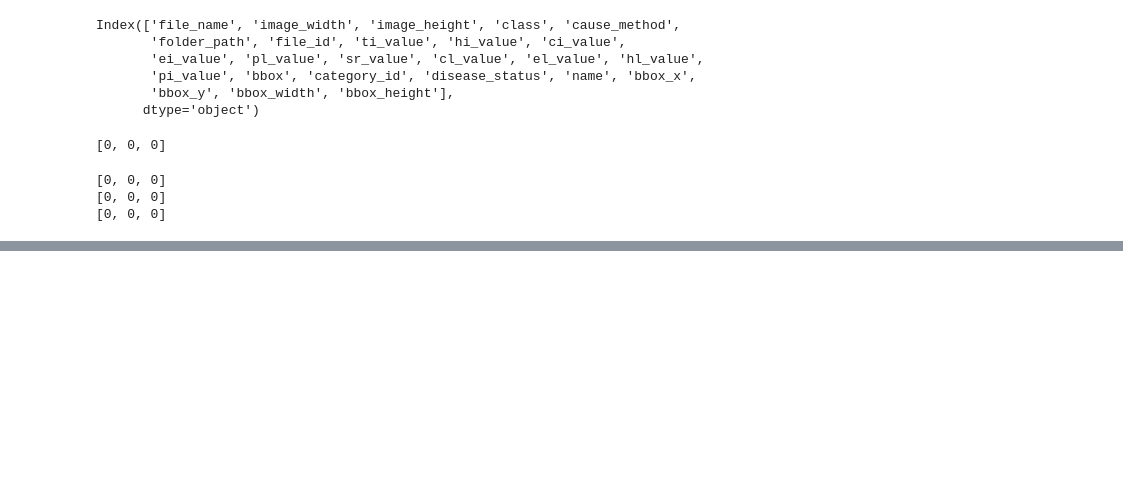
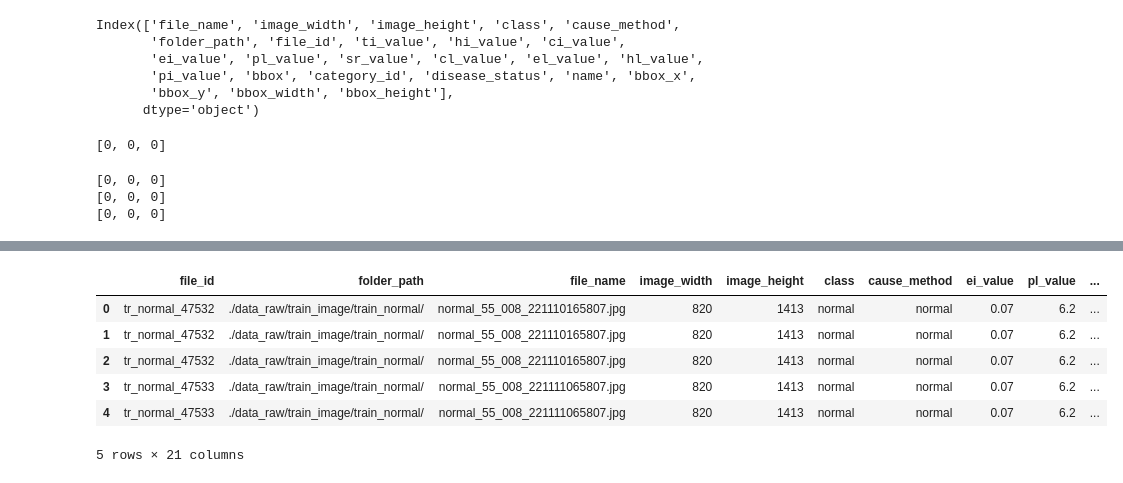
Before and after one commit to kangminkwon90/image_detection_berry, a Jupyter notebook: label_preprocess_train_test_complete.ipynb, the cells around one changed output, grey strips where cells are left out. Saved outputs shown, nothing was run; the diff lists cells and outputs as text; code cells hidden in the pictures; blank space fills up the shorter version.

Commit message:
label resampling, bbox validation check

```diff
--- a/label_preprocess_train_test_complete.ipynb
+++ b/label_preprocess_train_test_complete.ipynb
@@ -519,0 +551,14 @@ Name: count, dtype: int64
+# %%
+check = train_20.copy()
+bbox_width = train_20['bbox_x'] + train_20['bbox_width']
+check['bbox_width_total'] = bbox_width
+
+check.head()
+# %% [output]
+|  | file_id | folder_path | file_name | image_width | image_height | class | cause_method | ei_value | pl_value | ... |
+| 0 | tr_normal_47532 | ./data_raw/train_image/train_normal/ | normal_55_008_221110165807.jpg | 820 | 1413 | normal | normal | 0.07 | 6.2 | ... |
+| 1 | tr_normal_47532 | ./data_raw/train_image/train_normal/ | normal_55_008_221110165807.jpg | 820 | 1413 | normal | normal | 0.07 | 6.2 | ... |
+| 2 | tr_normal_47532 | ./data_raw/train_image/train_normal/ | normal_55_008_221110165807.jpg | 820 | 1413 | normal | normal | 0.07 | 6.2 | ... |
+| 3 | tr_normal_47533 | ./data_raw/train_image/train_normal/ | normal_55_008_221111065807.jpg | 820 | 1413 | normal | normal | 0.07 | 6.2 | ... |
+| 4 | tr_normal_47533 | ./data_raw/train_image/train_normal/ | normal_55_008_221111065807.jpg | 820 | 1413 | normal | normal | 0.07 | 6.2 | ... |
+5 rows × 21 columns
```
Also changed, not shown: parts of 34 cells of this notebook, 1 other file.
